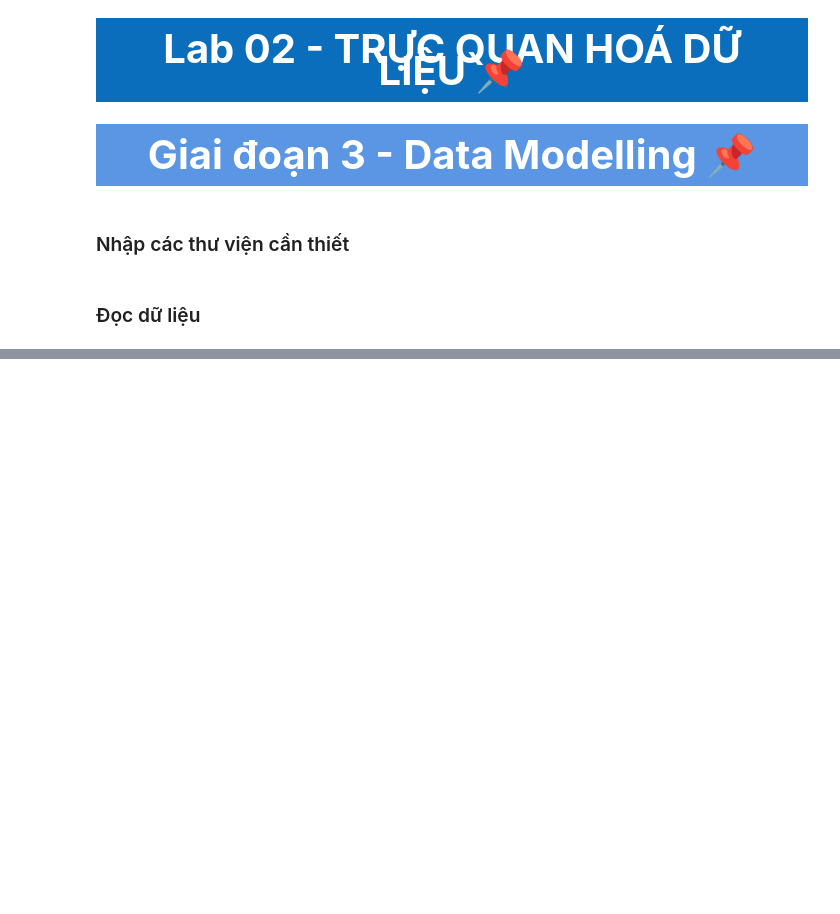
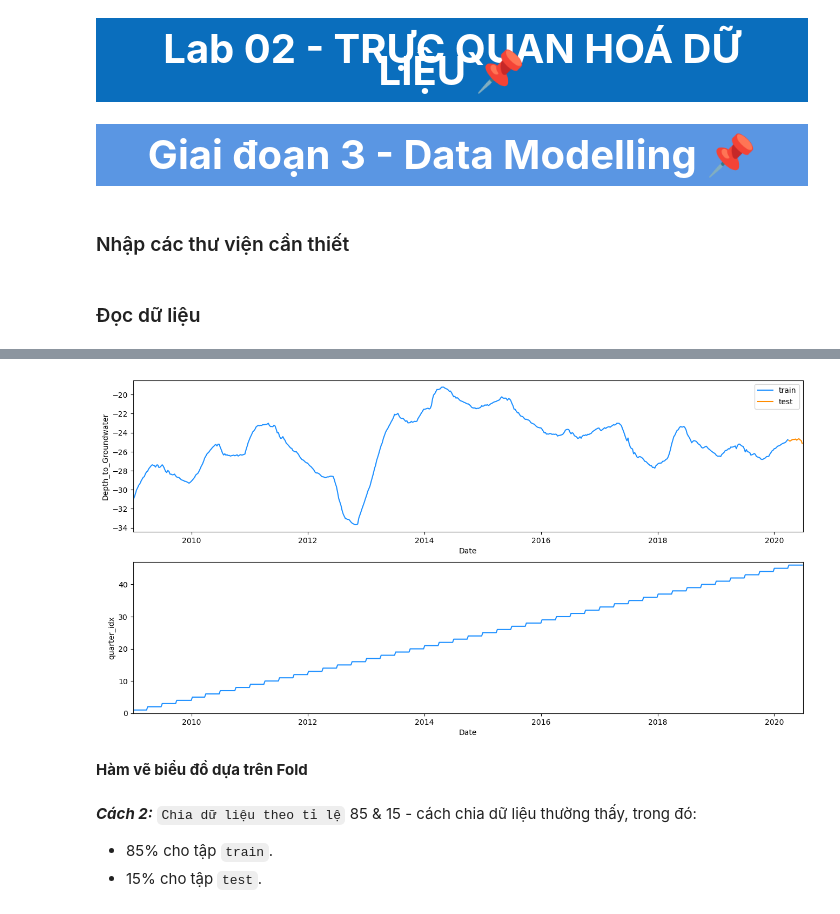
Before and after one commit to GenNyu/Lab-2---DV, a Jupyter notebook: 3.0_DataModelling.ipynb, the cells around one changed output, grey strips where cells are left out. Drawn from its saved outputs; the diff is of its cells as text; code cells hidden in the pictures; blank space fills up the shorter version.

```diff
--- a/3.0_DataModelling.ipynb
+++ b/3.0_DataModelling.ipynb
@@ -22,0 +97,39 @@ df = pd.read_csv('./data/Water_Cleaner_2.csv', parse_dates=['Date'], date_parser
+# %%
+df1 = data.copy()
+df1['quarter'] = pd.PeriodIndex(df1['Date'], freq='Q')
+df1['quarter_idx'] = (df1['quarter'] != df1['quarter'].shift(1)).cumsum()
+
+target = 'Depth_to_Groundwater'
+features = [feature for feature in df1.columns if feature != target]
+
+N_SPLITS = 46
+
+# Tập train không bao gồm quý cuối cùng
+X = df1[df1.quarter_idx < N_SPLITS][features]
+y = df1[df1.quarter_idx < N_SPLITS][target]
+
+# Tập test là quý cuối - 46
+X_test = df1[df1.quarter_idx == N_SPLITS][features].reset_index(drop=True)
+y_test = df1[df1.quarter_idx == N_SPLITS][target].reset_index(drop=True)
+# %%
+folds = np.linspace(0, N_SPLITS - 3, num=N_SPLITS - 2)
+
+f, ax = plt.subplots(nrows=2, ncols=1, figsize=(16, 8))
+
+# Vẽ biểu đồ cho dữ liệu huấn luyện và kiểm tra
+sns.lineplot(x=X['Date'], y=y, ax=ax[0], color='dodgerblue', label='train')
+sns.lineplot(x=X_test['Date'], y=y_test, ax=ax[0], color='darkorange', label='test')
+
+# Vẽ biểu đồ chỉ số quý theo thời gian
+sns.lineplot(x=df1['Date'], y=df1['quarter_idx'], ax=ax[1], color='dodgerblue')
+
+# Đặt giới hạn cho trục x và trục y
+ax[0].set_xlim([date(2009, 1, 1), date(2020, 6, 30)])
+ax[1].set_xlim([date(2009, 1, 1), date(2020, 6, 30)])
+ax[1].set_ylim([0, N_SPLITS + 1])
+
+plt.show()
+# %% [output]
+[figure, added]
+# %% [markdown]
+**Hàm vẽ biểu đồ dựa trên Fold**
@@ -22,0 +165,5 @@ df = pd.read_csv('./data/Water_Cleaner_2.csv', parse_dates=['Date'], date_parser
+# %% [markdown]
+***Cách 2:***
+`Chia dữ liệu theo tỉ lệ` 85 & 15 - cách chia dữ liệu thường thấy, trong đó:
+- 85% cho tập `train`.
+- 15% cho tập `test`.
```
Also changed, not shown: parts of 53 cells of this notebook, 1 other file.
